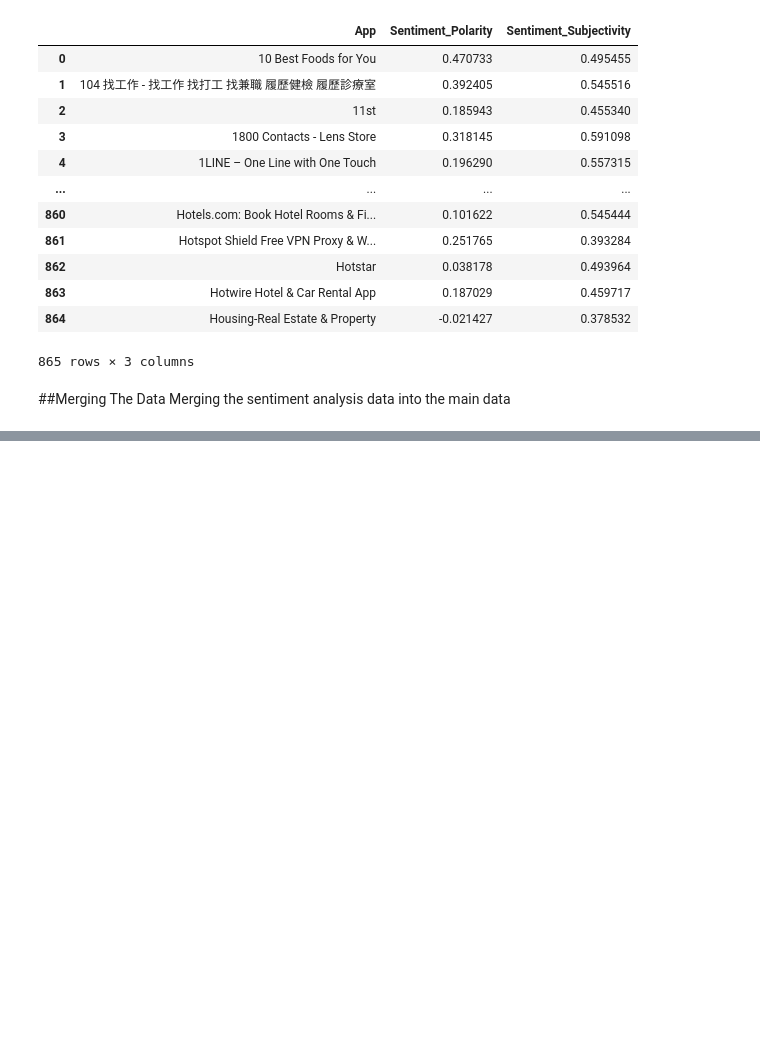
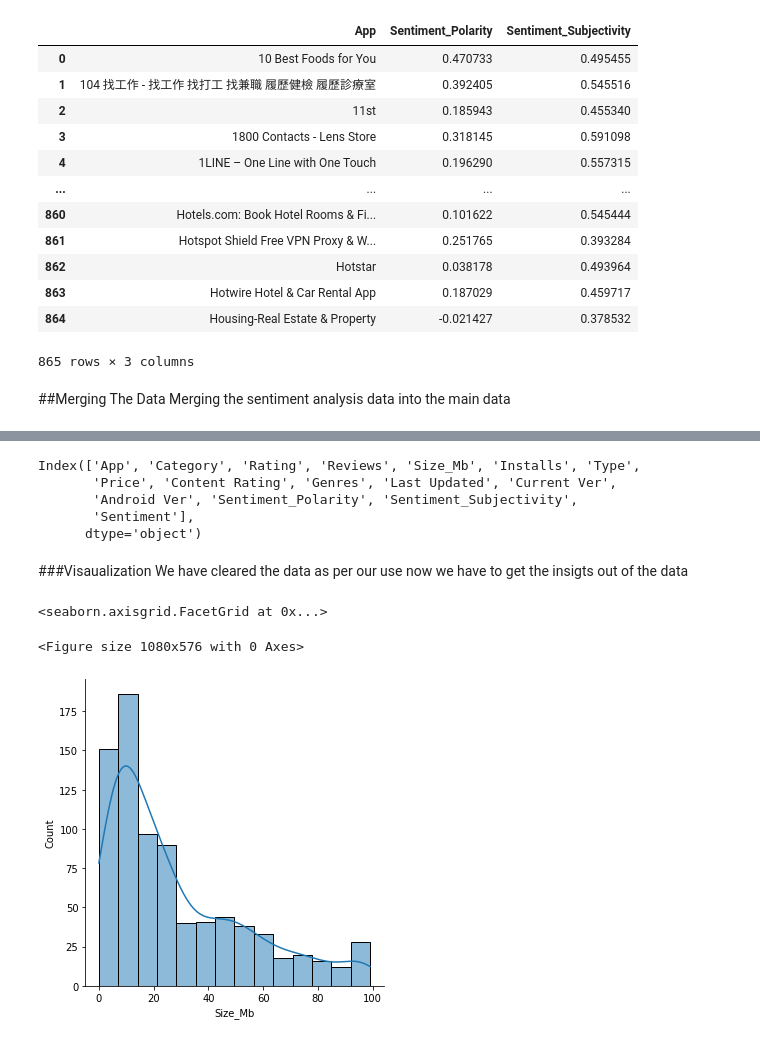
Before and after one commit to shashankm10/play_store_EDA, a Jupyter notebook: Play_Store_App_Review_Analysis_Capstone_Project.ipynb, the cells around one changed output, grey strips where cells are left out. Saved outputs shown, nothing was run; the diff lists cells and outputs as text; code cells hidden in the pictures; blank space fills up the shorter version.

Commit message:
Visualisation for observation

```diff
--- a/Play_Store_App_Review_Analysis_Capstone_Project.ipynb
+++ b/Play_Store_App_Review_Analysis_Capstone_Project.ipynb
@@ -288,0 +332,19 @@ d.head()
+# %%
+'''rating is float type but by default it is considered as an object hence we
+are converting it , same with Reviews'''
+
+d.Rating=pd.to_numeric(d.Rating)
+d.Reviews=pd.to_numeric(d.Reviews)
+# %%
+#converting kb to mb in the size column and converting the data type
+d.rename(columns = {'Size':'Size_Mb'}, inplace = True)
+
+for i in range(len(d.Size_Mb)):
+  if d.Size_Mb[i][-1:] == "k":
+    d.Size_Mb[i]=float(d.Size_Mb[i][0:-1])/1000
+  elif d.Size_Mb[i][-1:] == "M":
+    d.Size_Mb[i]=d.Size_Mb[i]
+    d["Size_Mb"][i]=d["Size_Mb"][i].replace('M',"")
+  else:
+      d.Size_Mb[i]=np.nan
+d.Size_Mb=pd.to_numeric(d.Size_Mb)
@@ -288,0 +367,8 @@ d.head()
+# %%
+#there is $ sign associated with the price hence it cannot be converted from the object, hence we are removing the $ sign
+#there is + sign associated with the installs hence it cannot be converted from the object, hence we are removing the + sign
+
+d["Price"]=d["Price"].str.replace("$","")
+d["Installs"]=d["Installs"].str.replace("+","").str.replace(",","")
+d.Price=pd.to_numeric(d.Price)
+d.Installs=pd.to_numeric(d.Installs)
@@ -288,0 +377,10 @@ d.head()
+# %%
+#creating a sentiment column
+d['Sentiment']=d.Sentiment_Polarity.copy()
+for i in range(len(d['Sentiment'])):
+  if d['Sentiment'][i] > 0:
+    d['Sentiment'][i]='Positive'
+  elif d['Sentiment'][i] < 0:
+    d['Sentiment'][i]='Negative'
+  else:
+    d['Sentiment'][i]='Neutral'
@@ -288,0 +396,18 @@ d.head()
+# %%
+d.columns
+# %% [output]
+Index(['App', 'Category', 'Rating', 'Reviews', 'Size_Mb', 'Installs', 'Type',
+       'Price', 'Content Rating', 'Genres', 'Last Updated', 'Current Ver',
+       'Android Ver', 'Sentiment_Polarity', 'Sentiment_Subjectivity',
+       'Sentiment'],
+      dtype='object')
+# %% [markdown]
+###Visaualization
+We have cleared the data as per our use now we have to get the insigts out of the data
+# %%
+plt.figure(figsize=(15,8))
+sns.displot(data=d, x="Size_Mb", kde=True,palette=sns.color_palette("hls",8))
+# %% [output]
+<seaborn.axisgrid.FacetGrid at 0x...>
+<Figure size 1080x576 with 0 Axes>
+[figure, added]
```
Also changed, not shown: parts of 17 cells of this notebook.
